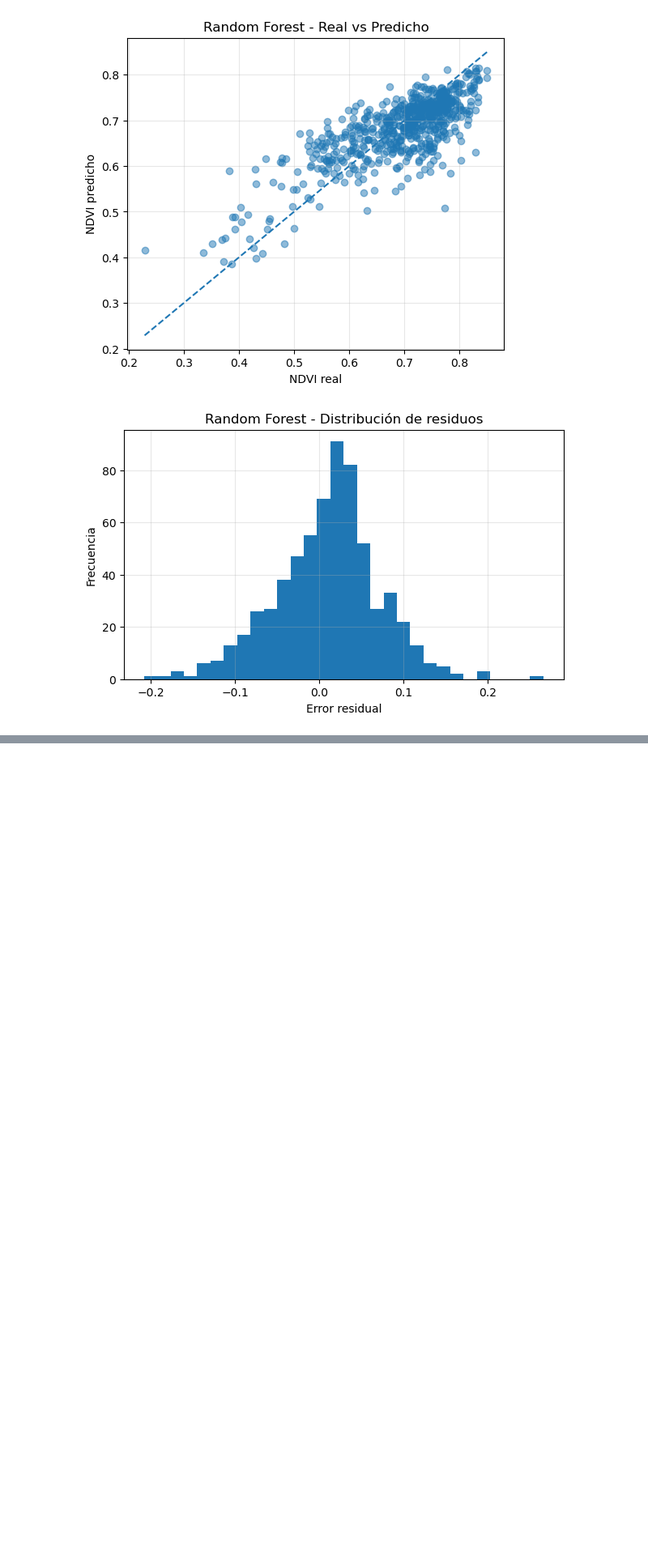
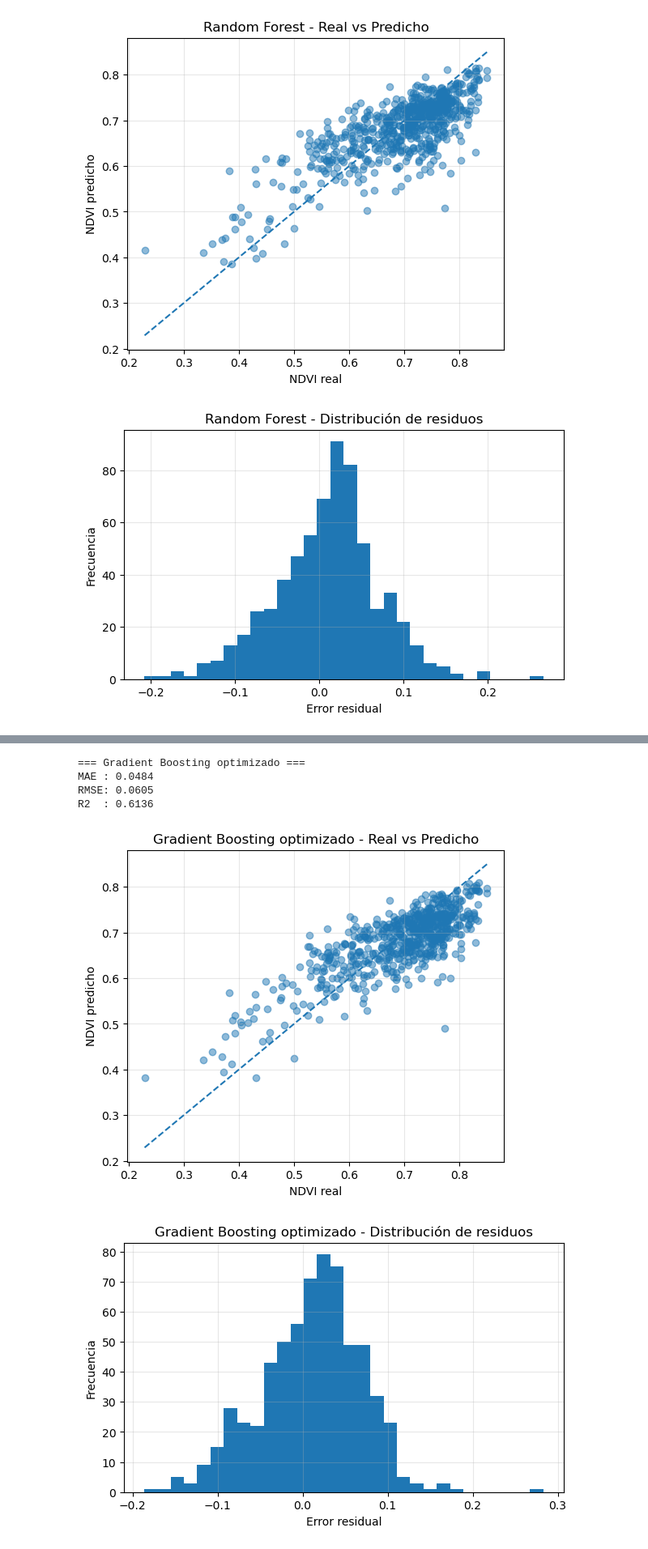
Before and after one commit to danieloliv44/proyecto_aplicado_en_analitica_de_datos, a Jupyter notebook: notebooks/Modelado/3. Modelo.ipynb, the cells around one changed output, grey strips where cells are left out. Shown at 81% size. Drawn from its saved outputs; the diff is of its cells as text; code cells hidden in the pictures; blank space fills up the shorter version.

```diff
--- a/notebooks/Modelado/3. Modelo.ipynb
+++ b/notebooks/Modelado/3. Modelo.ipynb
@@ -610,0 +874,31 @@ Fitting 5 folds for each of 432 candidates, totalling 2160 fits
+# %%
+inicio = time.time()
+
+gb = GradientBoostingRegressor(random_state=42)
+
+param_grid_gb = {
+    "n_estimators": [100, 300, 500],
+    "learning_rate": [0.01, 0.05, 0.1],
+    "max_depth": [2, 3, 4],
+    "min_samples_leaf": [1, 3, 5],
+    "subsample": [0.8, 1.0]
+}
+
+tscv = TimeSeriesSplit(n_splits=5)
+
+grid_gb = GridSearchCV(
+    estimator=gb,
+    param_grid=param_grid_gb,
+    scoring="neg_root_mean_squared_error",
+    cv=tscv,
+    n_jobs=-1,
+    verbose=2
+)
+
+grid_gb.fit(X_train_full_enc, y_train)
+
+fin = time.time()
+
+print("Mejores parámetros:", grid_gb.best_params_)
+print("Mejor RMSE CV:", round(-grid_gb.best_score_, 4))
+print("Tiempo total GridSearch:", round((fin - inicio) / 60, 2), "minutos")
@@ -610,0 +925,17 @@ Fitting 5 folds for each of 432 candidates, totalling 2160 fits
+# %%
+best_gb = grid_gb.best_estimator_
+
+y_val_pred_gb_opt = best_gb.predict(X_val_full_enc)
+
+resultado_gb_opt = evaluar_modelo(
+    "Gradient Boosting optimizado",
+    y_val,
+    y_val_pred_gb_opt
+)
+# %% [output]
+=== Gradient Boosting optimizado ===
+MAE : 0.0484
+RMSE: 0.0605
+R2  : 0.6136
+[figure, added]
+[figure, added]
```
Also changed, not shown: parts of 18 cells of this notebook, 2 other files.
